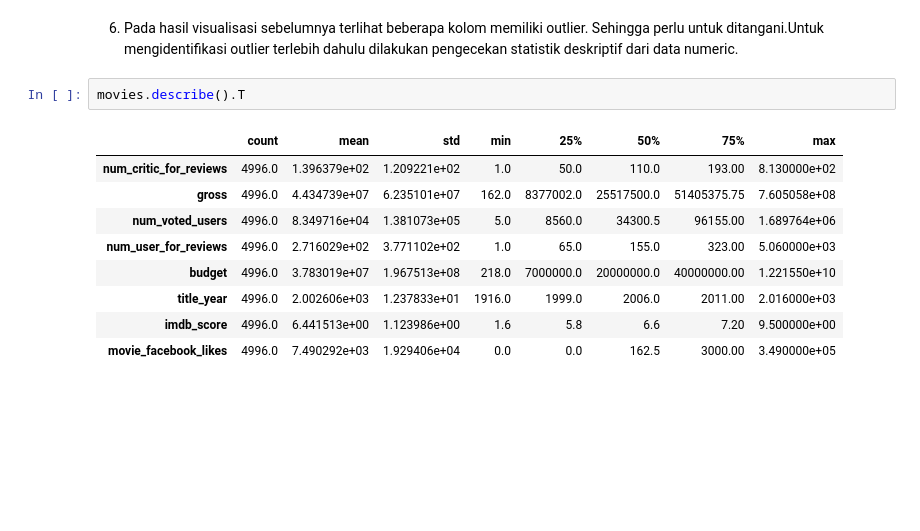
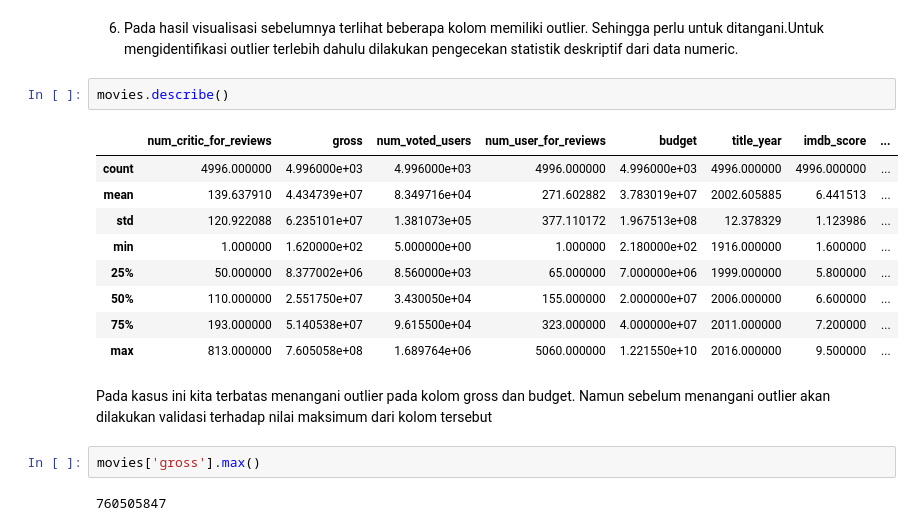
Before and after one commit to rochiekop/data-science, a Jupyter notebook: Data Visualization & Data Wrangling/materials/data cleansing/Data_Cleansing_Live_Class.ipynb, the cells around one changed output. Drawn from its saved outputs; the diff is of its cells as text; blank space fills up the shorter version.

Commit message:
done data cleaning imdb

```diff
--- a/Data Visualization & Data Wrangling/materials/data cleansing/Data_Cleansing_Live_Class.ipynb
+++ b/Data Visualization & Data Wrangling/materials/data cleansing/Data_Cleansing_Live_Class.ipynb
@@ -465,14 +468,20 @@ len(movies[movies.duplicated(keep=False)])
 # %% [markdown]
 6. Pada hasil visualisasi sebelumnya terlihat beberapa kolom memiliki outlier. Sehingga perlu untuk ditangani.Untuk mengidentifikasi outlier terlebih dahulu dilakukan pengecekan statistik deskriptif dari data numeric.
 # %%
-movies.describe().T
+movies.describe()
 # %% [output]
-|  | count | mean | std | min | 25% | 50% | 75% | max |
-| num_critic_for_reviews | 4996.0 | 1.396379e+02 | 1.209221e+02 | 1.0 | 50.0 | 110.0 | 193.00 | 8.130000e+02 |
-| gross | 4996.0 | 4.434739e+07 | 6.235101e+07 | 162.0 | 8377002.0 | 25517500.0 | 51405375.75 | 7.605058e+08 |
-| num_voted_users | 4996.0 | 8.349716e+04 | 1.381073e+05 | 5.0 | 8560.0 | 34300.5 | 96155.00 | 1.689764e+06 |
-| num_user_for_reviews | 4996.0 | 2.716029e+02 | 3.771102e+02 | 1.0 | 65.0 | 155.0 | 323.00 | 5.060000e+03 |
-| budget | 4996.0 | 3.783019e+07 | 1.967513e+08 | 218.0 | 7000000.0 | 20000000.0 | 40000000.00 | 1.221550e+10 |
-| title_year | 4996.0 | 2.002606e+03 | 1.237833e+01 | 1916.0 | 1999.0 | 2006.0 | 2011.00 | 2.016000e+03 |
-| imdb_score | 4996.0 | 6.441513e+00 | 1.123986e+00 | 1.6 | 5.8 | 6.6 | 7.20 | 9.500000e+00 |
-| movie_facebook_likes | 4996.0 | 7.490292e+03 | 1.929406e+04 | 0.0 | 0.0 | 162.5 | 3000.00 | 3.490000e+05 |
+|  | num_critic_for_reviews | gross | num_voted_users | num_user_for_reviews | budget | title_year | imdb_score | ... |
+| count | 4996.000000 | 4.996000e+03 | 4.996000e+03 | 4996.000000 | 4.996000e+03 | 4996.000000 | 4996.000000 | ... |
+| mean | 139.637910 | 4.434739e+07 | 8.349716e+04 | 271.602882 | 3.783019e+07 | 2002.605885 | 6.441513 | ... |
+| std | 120.922088 | 6.235101e+07 | 1.381073e+05 | 377.110172 | 1.967513e+08 | 12.378329 | 1.123986 | ... |
+| min | 1.000000 | 1.620000e+02 | 5.000000e+00 | 1.000000 | 2.180000e+02 | 1916.000000 | 1.600000 | ... |
+| 25% | 50.000000 | 8.377002e+06 | 8.560000e+03 | 65.000000 | 7.000000e+06 | 1999.000000 | 5.800000 | ... |
+| 50% | 110.000000 | 2.551750e+07 | 3.430050e+04 | 155.000000 | 2.000000e+07 | 2006.000000 | 6.600000 | ... |
+| 75% | 193.000000 | 5.140538e+07 | 9.615500e+04 | 323.000000 | 4.000000e+07 | 2011.000000 | 7.200000 | ... |
+| max | 813.000000 | 7.605058e+08 | 1.689764e+06 | 5060.000000 | 1.221550e+10 | 2016.000000 | 9.500000 | ... |
+# %% [markdown]
+Pada kasus ini kita terbatas menangani outlier pada kolom gross dan budget. Namun sebelum menangani outlier akan dilakukan validasi terhadap nilai maksimum dari kolom tersebut
+# %%
+movies['gross'].max()
+# %% [output]
+760505847
```
Also changed, not shown: parts of 9 cells of this notebook, 1 other file.
